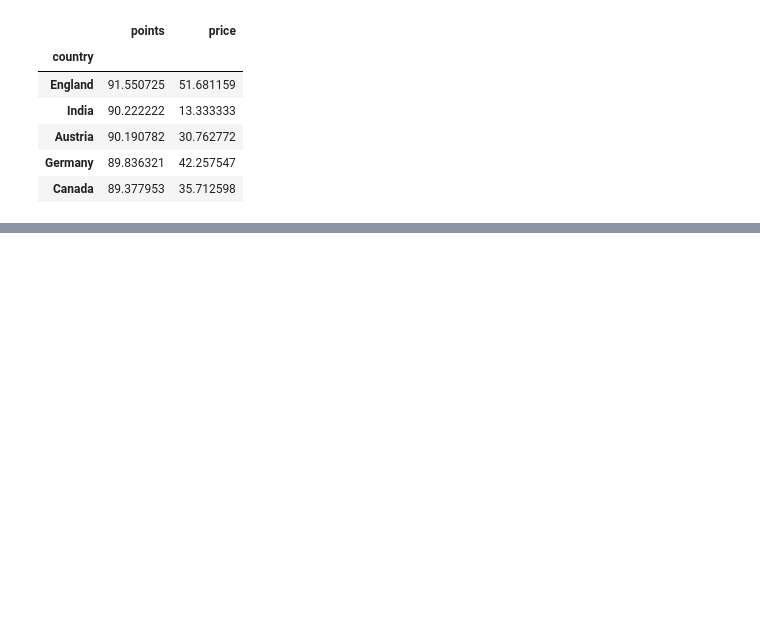
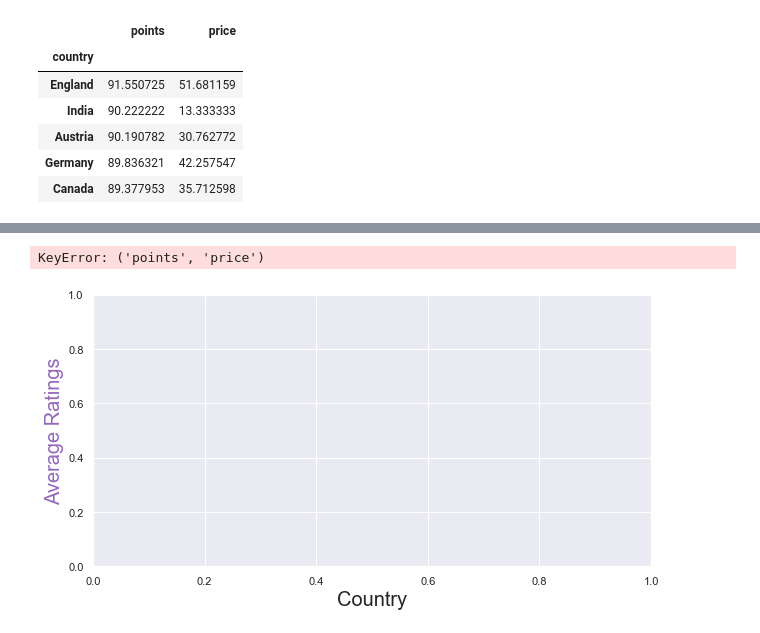
Before and after one commit to Nima-Sayyah/Drink-by-Data, a Jupyter notebook: Drink by Data (NS).ipynb, the cells around one changed output, grey strips where cells are left out. Drawn from its saved outputs; the diff is of its cells as text; code cells hidden in the pictures; blank space fills up the shorter version.

```diff
--- a/Drink by Data (NS).ipynb
+++ b/Drink by Data (NS).ipynb
@@ -370,0 +369,19 @@ plt.ylabel('Number of Ratings');
+# %%
+fig, ax1 = plt.subplots(figsize = (10,5))
+
+color = 'tab:purple'
+ax1.set_xlabel('Country', fontsize=20)
+ax1.set_ylabel('Average Ratings', color=color, fontsize=20)
+
+ax1.plot(x=df_top_points.index, y=df_top_points['points','price'], kind="bar")
+#ax1.tick_params(axis='y', labelcolor=color, labelsize = 20)
+
+#ax2 = ax1.twinx()  # instantiate a second axes that shares the same x-axis
+
+#color = 'tab:red'
+#ax2.set_ylabel('Price', color=color, fontsize=20)  # we already handled the x-label with ax1
+#ax2.plot(x=df_top_points.index, y=df_top_points['price'], color=color)
+#ax2.tick_params(axis='y', labelcolor=color, labelsize = 20)
+# %% [output]
+KeyError: ('points', 'price')
+[figure, added]
```
Also changed, not shown: parts of 3 cells of this notebook.
